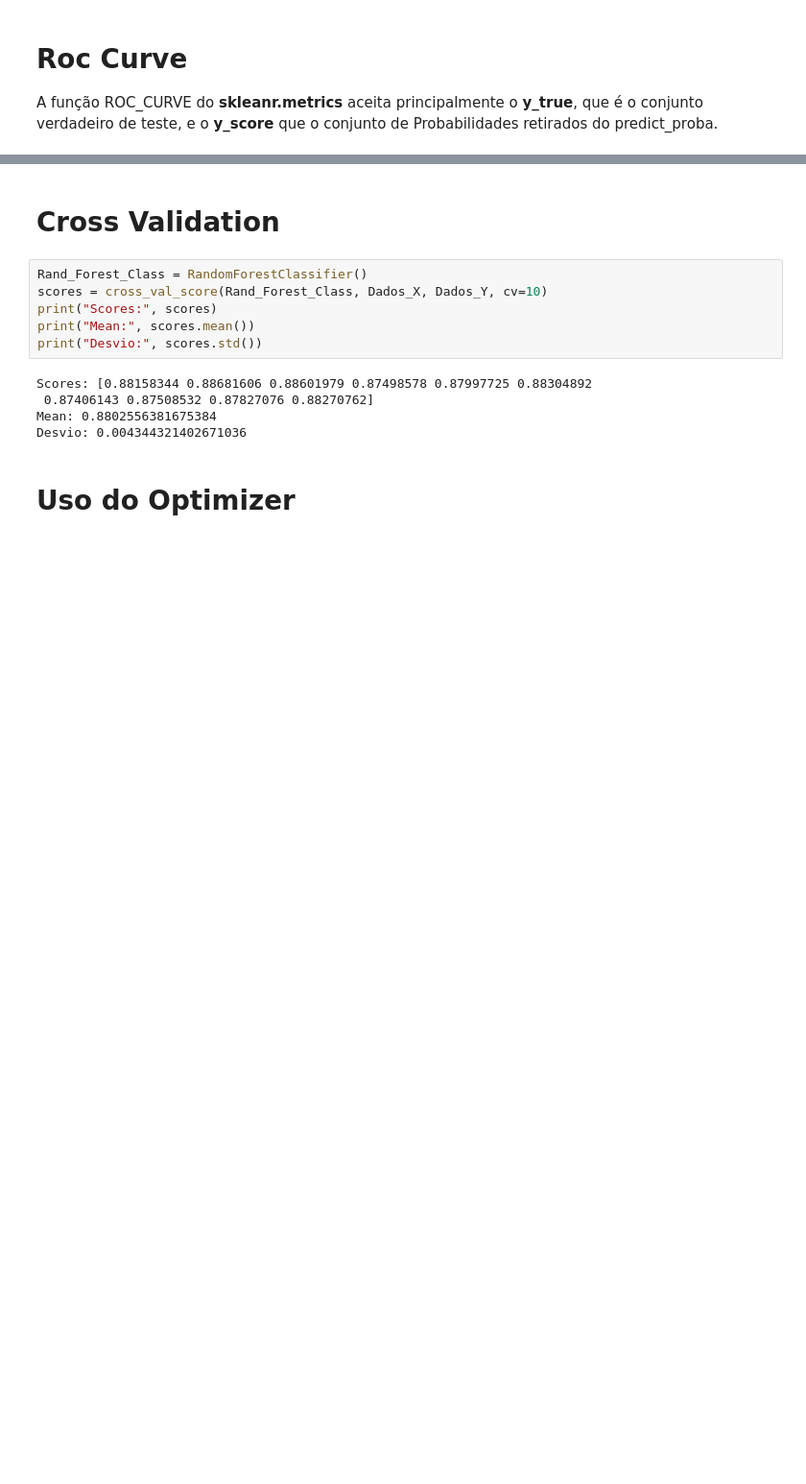
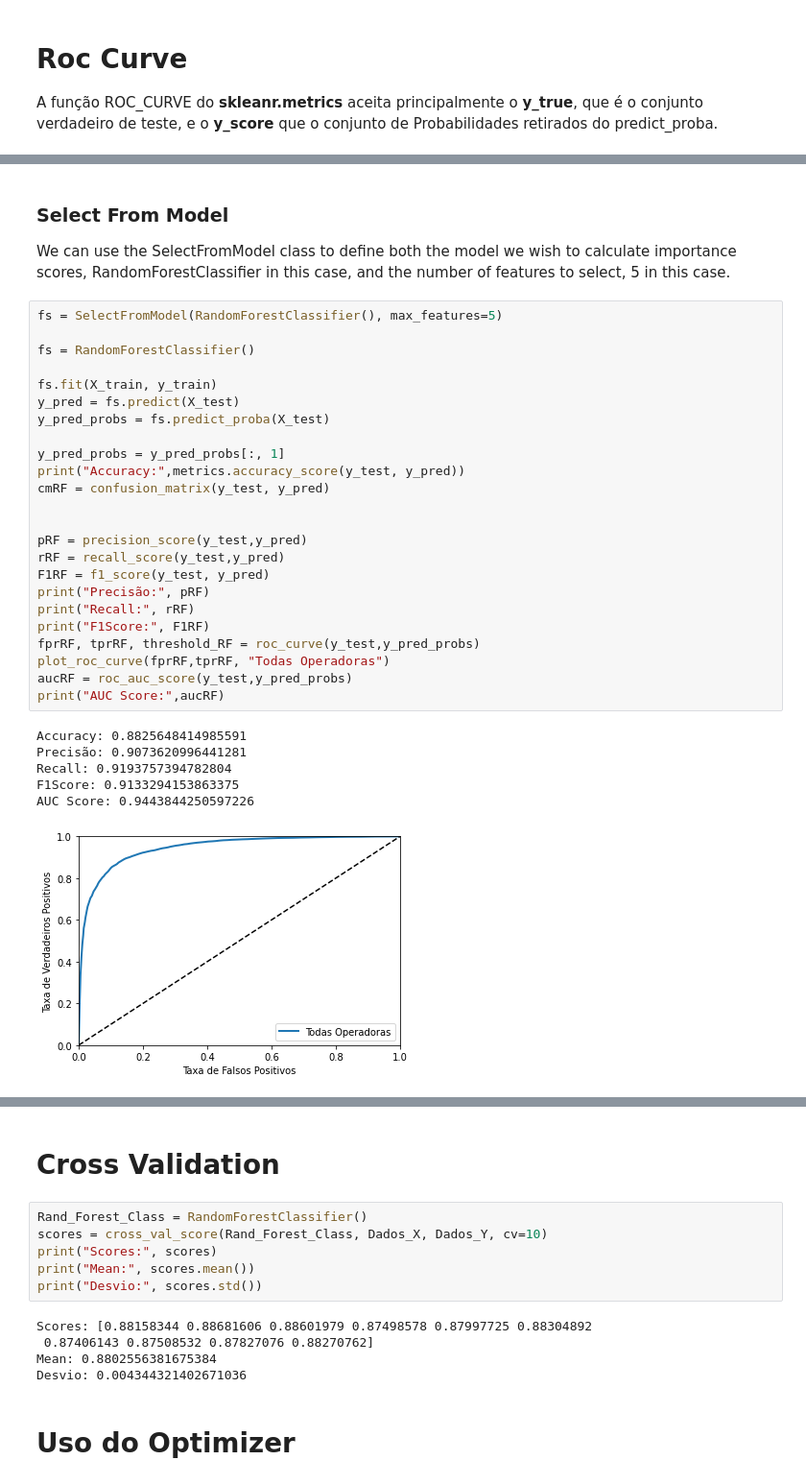
Before and after one commit to mrelero/machine-learning-anatel-database, a Jupyter notebook: ML_Techs/ml_analisys_1.ipynb, the cells around one changed output, grey strips where cells are left out. Shown at 96% size. Cells and saved outputs as stored; diff of their text form; blank space fills up the shorter version.

```diff
--- a/ML_Techs/ml_analisys_1.ipynb
+++ b/ML_Techs/ml_analisys_1.ipynb
@@ -169,0 +220,35 @@ AUC Score: 0.9444956504206311
+# %% [markdown]
+### Select From Model
+
+We can use the SelectFromModel class to define both the model we wish to calculate importance scores, RandomForestClassifier in this case, and the number of features to select, 5 in this case.
+# %%
+fs = SelectFromModel(RandomForestClassifier(), max_features=5)
+
+fs = RandomForestClassifier()
+
+fs.fit(X_train, y_train)
+y_pred = fs.predict(X_test)
+y_pred_probs = fs.predict_proba(X_test)
+
+y_pred_probs = y_pred_probs[:, 1]
+print("Accuracy:",metrics.accuracy_score(y_test, y_pred))
+cmRF = confusion_matrix(y_test, y_pred)
+
+
+pRF = precision_score(y_test,y_pred)
+rRF = recall_score(y_test,y_pred)
+F1RF = f1_score(y_test, y_pred)
+print("Precisão:", pRF)
+print("Recall:", rRF)
+print("F1Score:", F1RF)
+fprRF, tprRF, threshold_RF = roc_curve(y_test,y_pred_probs)
+plot_roc_curve(fprRF,tprRF, "Todas Operadoras")
+aucRF = roc_auc_score(y_test,y_pred_probs)
+print("AUC Score:",aucRF)
+# %% [output]
+Accuracy: 0.8825648414985591
+Precisão: 0.9073620996441281
+Recall: 0.9193757394782804
+F1Score: 0.9133294153863375
+AUC Score: 0.9443844250597226
+[figure, added]
```
Also changed, not shown: parts of 10 cells of this notebook.
